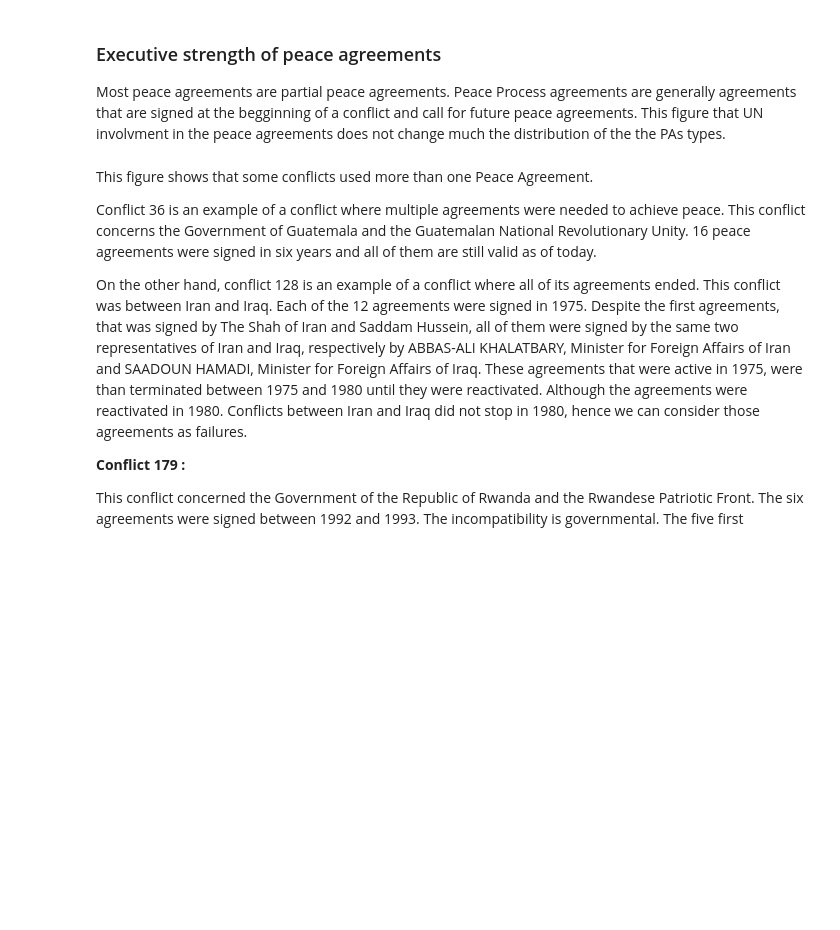
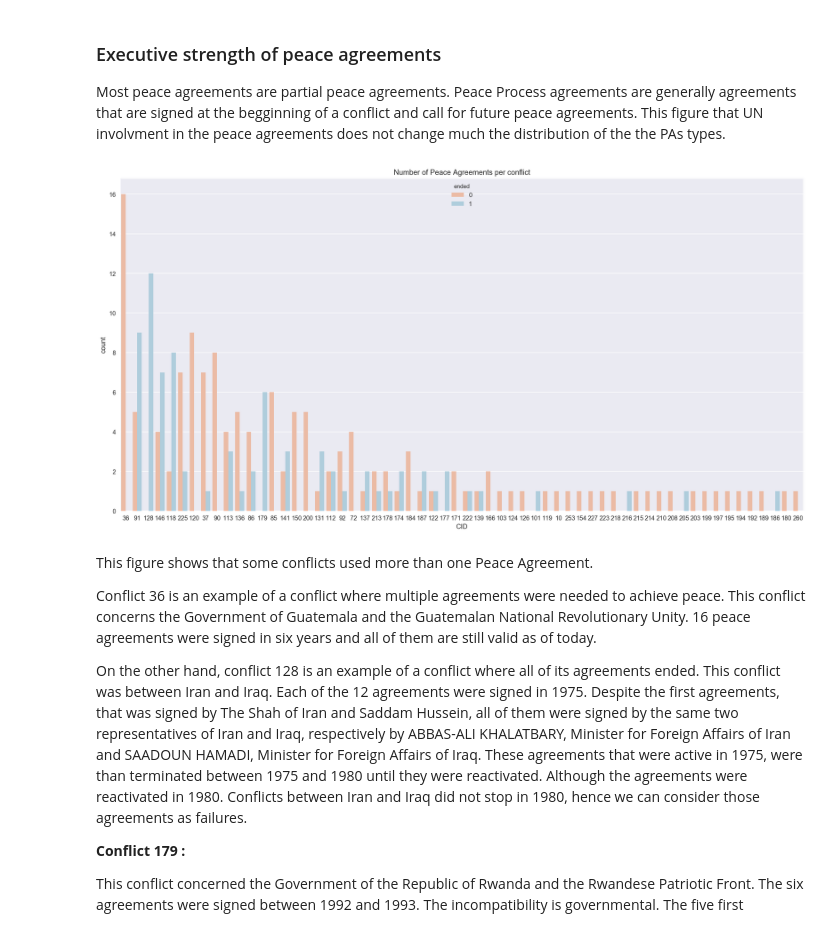
Before and after one commit to rbsteinm/AppliedDataAnalysis, a Jupyter notebook: project/notebook for story.ipynb, the cells around one changed output. Cells and saved outputs as stored; diff of their text form; code cells hidden in the pictures; blank space fills up the shorter version.

```diff
--- a/project/notebook for story.ipynb
+++ b/project/notebook for story.ipynb
@@ -309,9 +316,11 @@ plt.savefig('images/PA_typeInc.png', transparent=True)
 Most peace agreements are partial peace agreements. Peace Process agreements are generally agreements that are signed at the begginning of a conflict and call for future peace agreements. This figure that UN involvment in the peace agreements does not change much the distribution of the the PAs types.
 # %%
 plt.figure(figsize=(20,10))
-sns.countplot(x='CID', data=pa, hue='ended', order=pa.CID.value_counts().index)
+sns.countplot(x='CID', data=pa, hue='ended', order=pa.CID.value_counts().index, palette='RdBu')
 plt.title('Number of Peace Agreements per conflict')
 plt.savefig('images/PA_CID.png', transparent=True)
+# %% [output]
+[figure, added]
 # %% [markdown]
 This figure shows that some conflicts used more than one Peace Agreement.
 
```
Also changed, not shown: parts of 7 cells of this notebook, 5 other files.
